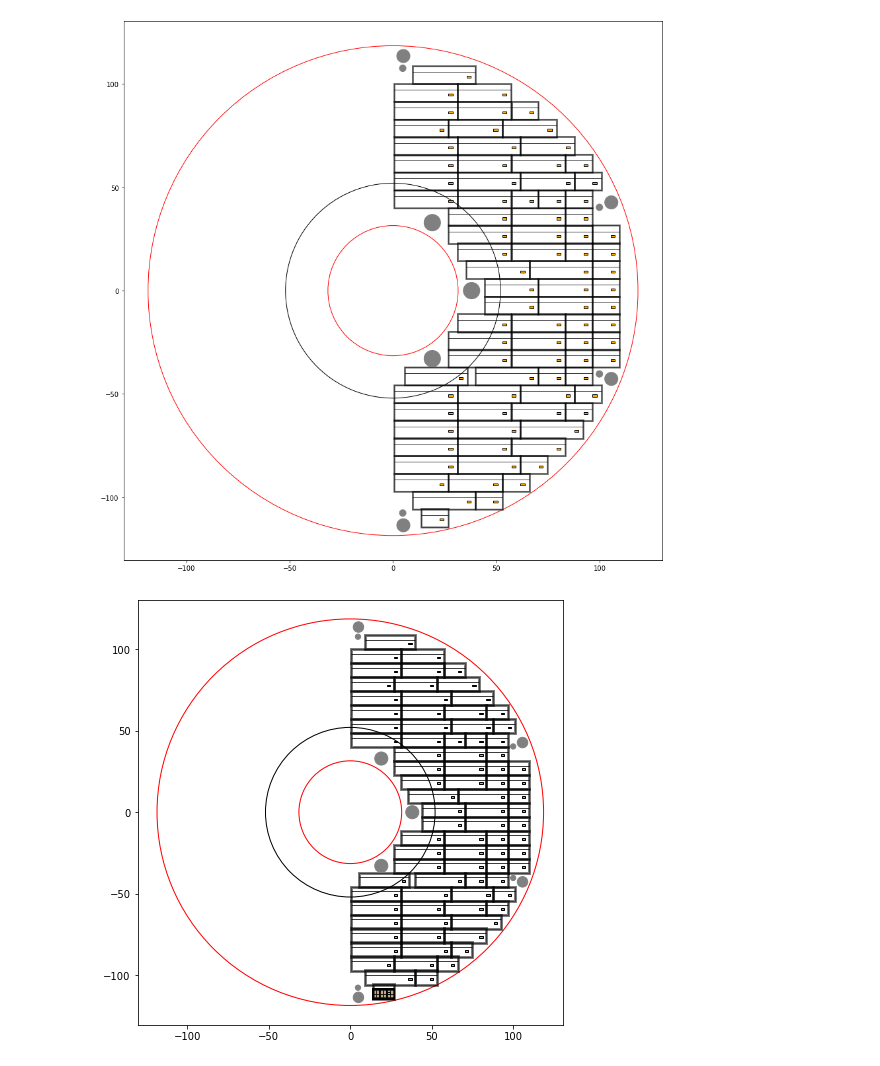
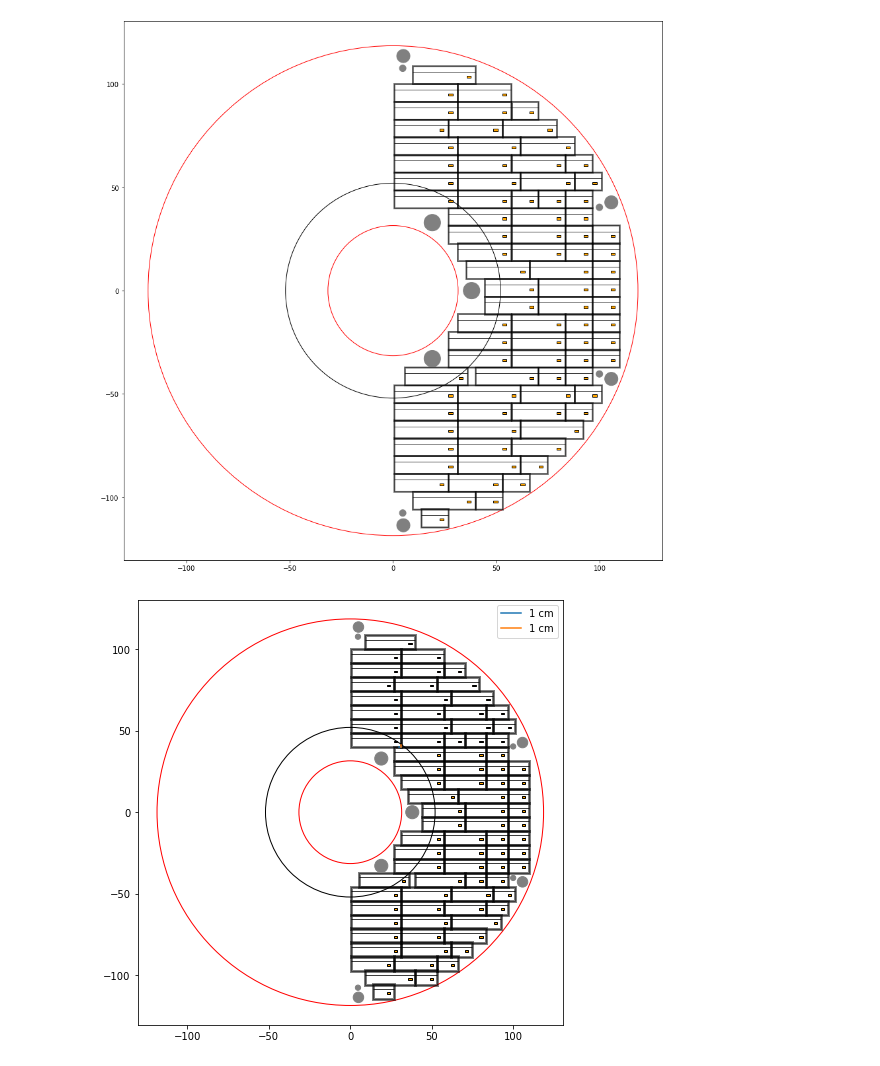
Before and after one commit to physiksgamez/ETL-SH-Design, a Jupyter notebook: layout_print.ipynb, the cells around one changed output. Drawn from its saved outputs; the diff is of its cells as text; code cells hidden in the pictures.

```diff
--- a/layout_print.ipynb
+++ b/layout_print.ipynb
@@ -404,49 +413,46 @@ plt.show()
 # %% [output]
 [figure]
 # %%
-s = Sensor(sensor_x, sensor_y,deadspace=0.03)  # 3 sides of 0.3mm, 1 side of 0.5mm
-m = Module(4.310, 5.750, n_sensor_x=2, n_sensor_y=2, sensor_distance_y=sensor_y+0.02, sensor_distance_x=sensor_x+0.02)
-# this module is now 1mm larger in y
-detector = {}
-edge_x = 6  # 6mm is the default
-m.populate(s) #put sensors on module
-module_gap = .05
+left_margin = 1.  # cm
+right_margin = 1.  # cm
+figure_width = 15. # cm
+figure_height = 15. # cm
+top_margin = 1.   # cm
+bottom_margin = 1. # cm
+box_width = left_margin + figure_width + right_margin   # cm
+box_height = top_margin + figure_height + bottom_margin # cm
 
+cm2inch = 1/2.54 # inch per cm
 # specifying the width and the height of the box in inches
 fig = plt.figure(figsize=(box_width*cm2inch,box_height*cm2inch))
 ax = fig.add_subplot(111)
 #ax.plot([1,2,3])
-ax.set_ylim(0,35)
-ax.set_xlim(50,75)
-left_margin = 1.   # cm
-right_margin = 1.  # cm
-figure_width = 15. # cm
-figure_height = 15. # cm
-top_margin = 1.    # cm
-bottom_margin = 1. # cm
 
-box_width = left_margin + figure_width + right_margin   # cm
-box_height = top_margin + figure_height + bottom_margin # cm
+ax.set_ylim(35,65)
+ax.set_xlim(0, 35)
+
+ax.plot([30,31],[40,40],label='1 cm')
+ax.plot([31,31],[40,41], label='1 cm')
+ax.legend()
+
 fig.subplots_adjust(left   = left_margin / box_width,
                     bottom = bottom_margin / box_height,
                     right  = 1. - right_margin / box_width,
-                    top    = 1. - top_margin   / box_height,
-                    )
+                    top    = 1. - top_margin   / box_height,)
+
+
 face = 'D2'
 
 inner = plt.Circle((0, 0), 31.5,fill=None, edgecolor='r')
 rad_boarder = plt.Circle((0, 0), 52.0,fill=None, edgecolor='black', linewidth=1)
 outer = plt.Circle((0, 0), 118.5,fill=None, edgecolor='r')
 
+s = Sensor(sensor_x, sensor_y,deadspace=0.03)  # 3 sides of 0.3mm, 1 side of 0.5mm
+m = Module(4.310, 5.750, n_sensor_x=2, n_sensor_y=2, sensor_distance_y=sensor_y+0.02, sensor_distance_x=sensor_x+0.02)
+# this module is now 1mm larger in y
+SM = SuperModule(m, pb, rb, n_modules=3, orientation='above')
 
 plt.rcParams['figure.figsize'] = [15, 15]
-
-for mod in SM.modules:
-    plt.gca().add_patch(mod.getPolygon())
-    for sen in mod.sensors:
-        plt.gca().add_patch(sen.getPolygon())
-        plt.gca().add_patch(sen.getPolygon(active=True))
-
 
 plt.gca().add_patch(inner)
 plt.gca().add_patch(rad_boarder)
@@ -459,33 +465,34 @@ for SM in supermodules:
     plt.gca().add_patch(SM.RB.getPolygon(fill=False))
 
 if False:
     for dee in [face]:#new_layout:
         for sen in new_layout[dee].sensors:
             plt.gca().add_patch(sen.getPolygon(active=True, alpha=0.5))
 
 holes = []
 holes.append(plt.Circle((19.0, -32.9), 4.0,color='gray'))
 holes.append(plt.Circle((19.0, 32.9), 4.0,color='gray'))
 holes.append(plt.Circle((38.0, 0), 4.0,color='gray'))
 
 holes.append(plt.Circle((5.0, 113.53), 3.2,color='gray'))
 holes.append(plt.Circle((4.7, 107.6), 1.6,color='gray'))
 
 holes.append(plt.Circle((5.0, -113.53), 3.2,color='gray'))
 holes.append(plt.Circle((4.7, -107.6), 1.6,color='gray'))
 
 holes.append(plt.Circle((99.85, 40.315), 1.6,color='gray'))
 holes.append(plt.Circle((105.6, 42.7), 3.2,color='gray'))
 
 holes.append(plt.Circle((99.85, -40.315), 1.6,color='gray'))
 holes.append(plt.Circle((105.6, -42.7), 3.2,color='gray'))
 
-
 for hole in holes:
     plt.gca().add_patch(hole)
 
-fig.savefig('ETL_Layout.png', dpi=500)
+fig.savefig('ETL.png', dpi=300)
+fig.savefig('ETL.pdf', dpi=500)
+
 plt.axis('scaled')
 plt.show()
 # %% [output]
-[figure, old version]
+[figure, new version]
```
Also changed, not shown: parts of 3 cells of this notebook.
